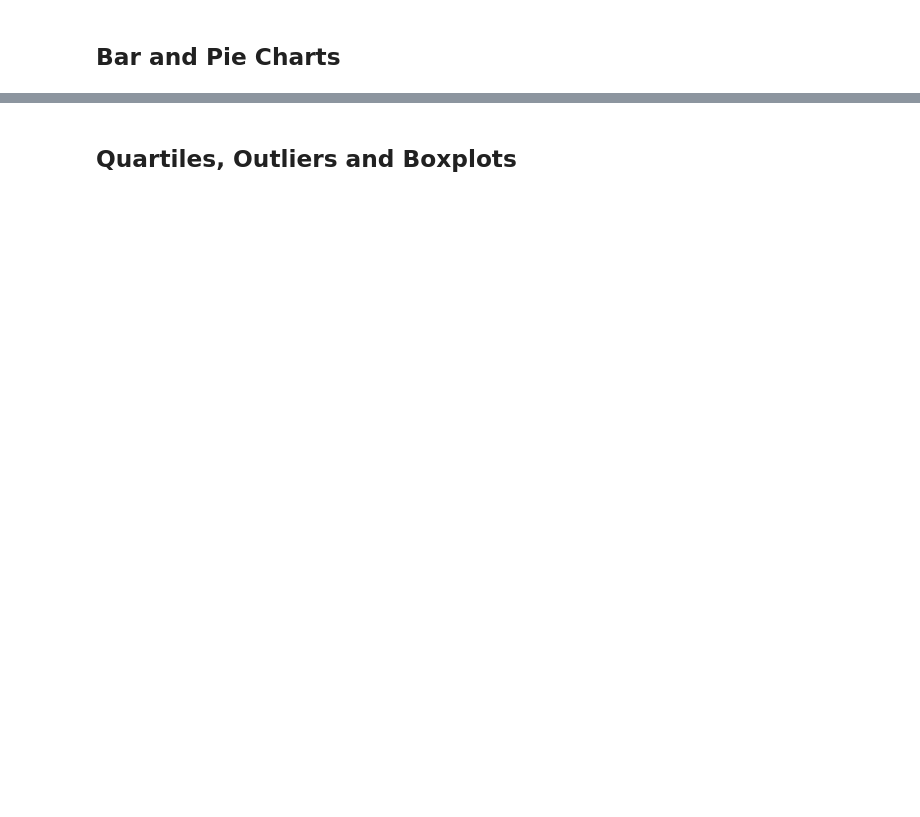
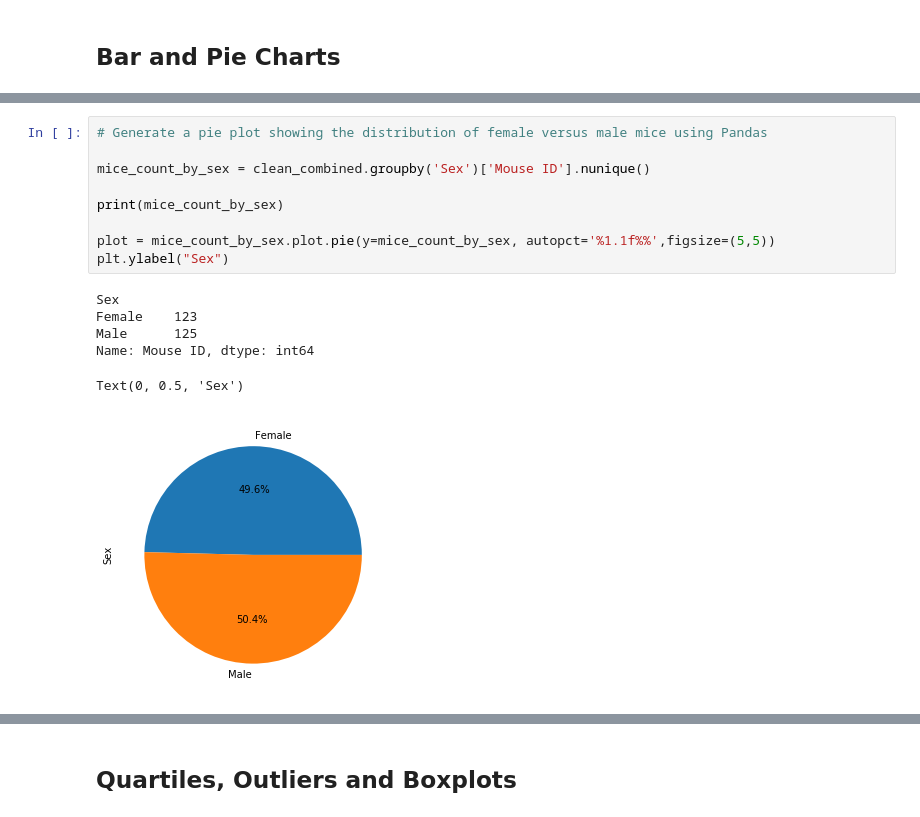
Before and after one commit to zmoloci/Challenge5_Pymaceuticals, a Jupyter notebook: pymaceuticals_starter.ipynb, the cells around one changed output, grey strips where cells are left out. Saved outputs shown, nothing was run; the diff lists cells and outputs as text; blank space fills up the shorter version.

```diff
--- a/pymaceuticals_starter.ipynb
+++ b/pymaceuticals_starter.ipynb
@@ -198 +245,17 @@ Zoniferol     53.236507  51.818479  48.533355  6.966589  0.516398
+# %%
+# Generate a pie plot showing the distribution of female versus male mice using Pandas
+
+mice_count_by_sex = clean_combined.groupby('Sex')['Mouse ID'].nunique()
+
+print(mice_count_by_sex)
+
+plot = mice_count_by_sex.plot.pie(y=mice_count_by_sex, autopct='%1.1f%%',figsize=(5,5))
+plt.ylabel("Sex")
+# %% [output]
+Sex
+Female    123
+Male      125
+Name: Mouse ID, dtype: int64
+Text(0, 0.5, 'Sex')
+[figure, added]
 # %%
```
Also changed, not shown: parts of 9 cells of this notebook.
